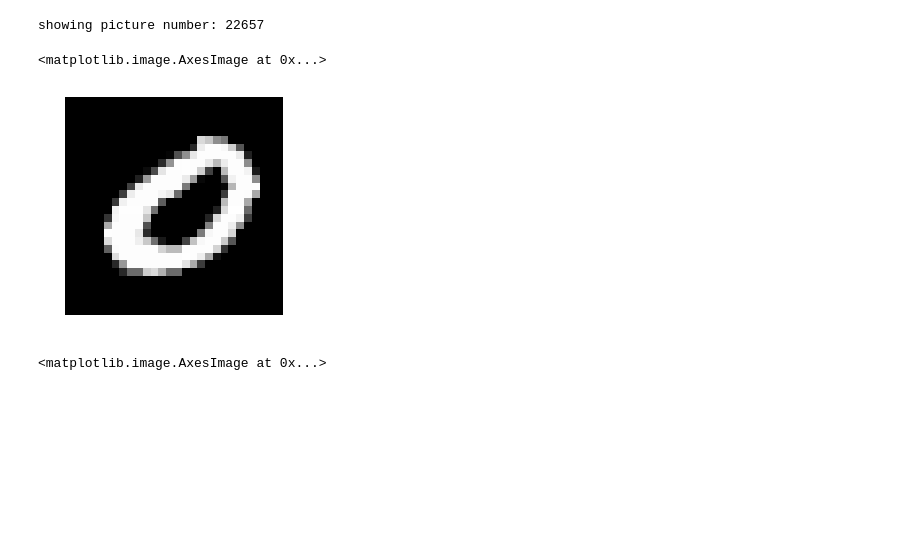
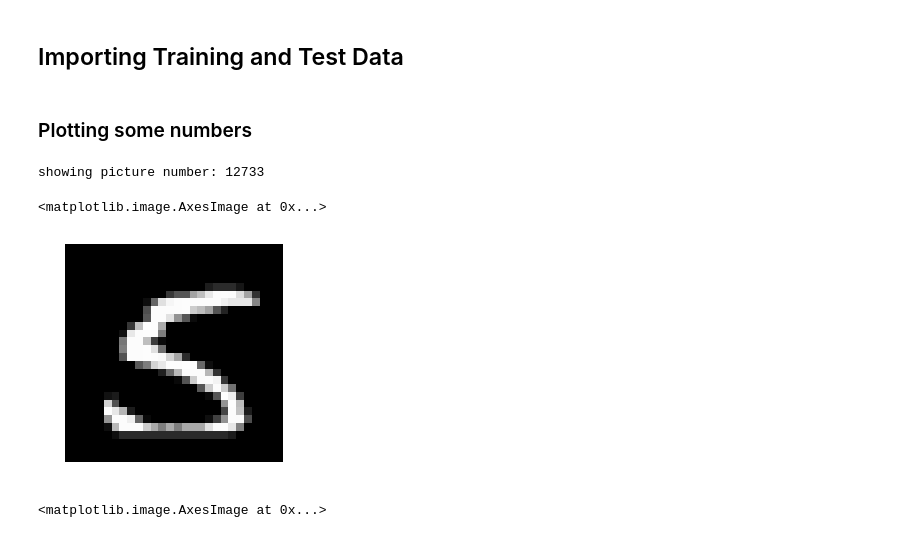
Before and after one commit to mlhhu2017/identifyDigit, a Jupyter notebook: cornelius/gaussian_classifier.ipynb, the cells around one changed output. Saved outputs shown, nothing was run; the diff lists cells and outputs as text; code cells hidden in the pictures; blank space fills up the shorter version.

```diff
--- a/cornelius/gaussian_classifier.ipynb
+++ b/cornelius/gaussian_classifier.ipynb
@@ -6,18 +6,22 @@ from scipy.stats import multivariate_normal
 from sklearn.metrics import zero_one_loss
 from sklearn.metrics import confusion_matrix
 %matplotlib inline
+# %% [markdown]
+## Importing Training and Test Data
 # %%
 # importing training images and test images
-train, train_labels, test, test_labels = mu.get_np_array()
+trainX, trainY, testX, testY = mu.get_np_array()
 classes = np.arange(10)
+# %% [markdown]
+### Plotting some numbers
 # %%
 # show a random number in the trainings set
-rnd = randint(0, len(train)-1)
+rnd = randint(0, len(trainX)-1)
 print("showing picture number: {rnd}".format(rnd=rnd))
-mu.show_a_num(train[rnd])
+mu.show_a_num(trainX[rnd])
 # %% [output]
-showing picture number: 22657
+showing picture number: 12733
 <matplotlib.image.AxesImage at 0x...>
-[figure, old version]
+[figure, new version]
 # %%
 # show the first 100 images in the trainings data set
```
Also changed, not shown: parts of 48 cells of this notebook.
